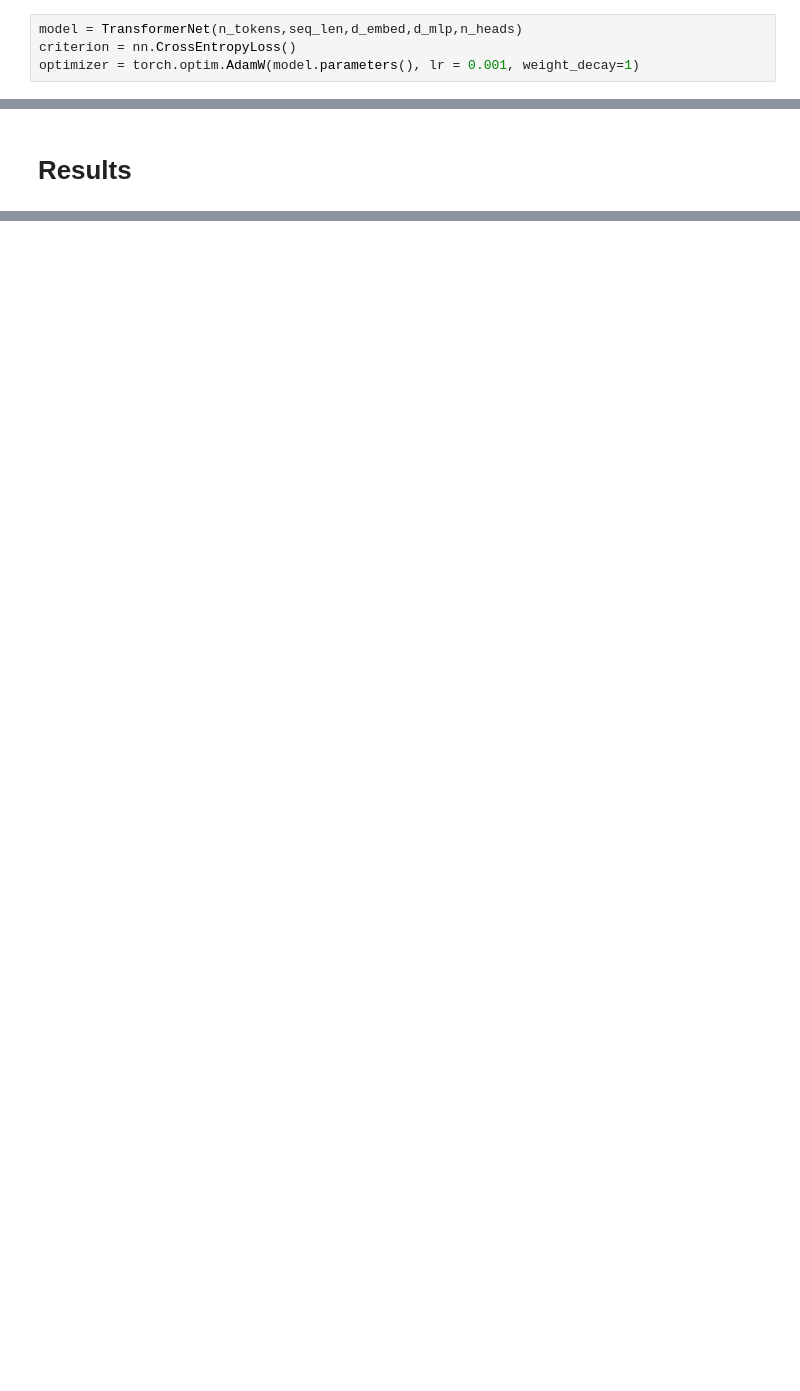
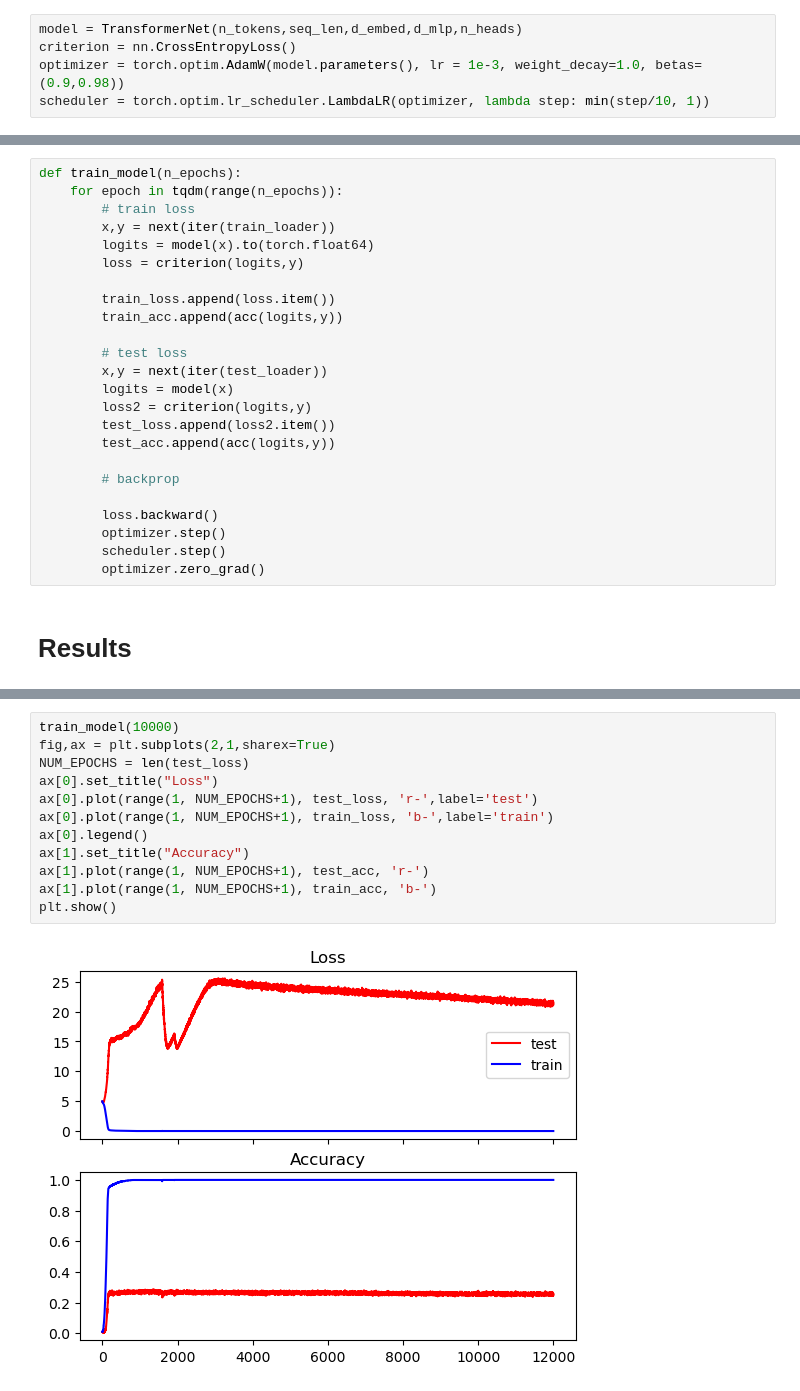
Before and after one commit to bejoysen-uva/grokking, a Jupyter notebook: mainline_experiment.ipynb, the cells around one changed output, grey strips where cells are left out. Cells and saved outputs as stored; diff of their text form; blank space fills up the shorter version.

```diff
--- a/mainline_experiment.ipynb
+++ b/mainline_experiment.ipynb
@@ -116,4 +137,5 @@ class TransformerNet(torch.nn.Module):
 # %%
 model = TransformerNet(n_tokens,seq_len,d_embed,d_mlp,n_heads)
 criterion = nn.CrossEntropyLoss()
-optimizer = torch.optim.AdamW(model.parameters(), lr = 0.001, weight_decay=1)
+optimizer = torch.optim.AdamW(model.parameters(), lr = 1e-3, weight_decay=1.0, betas=(0.9,0.98))
+scheduler = torch.optim.lr_scheduler.LambdaLR(optimizer, lambda step: min(step/10, 1))
@@ -153,2 +148,26 @@ Python runtime state: preinitialized
+# %%
+def train_model(n_epochs):
+    for epoch in tqdm(range(n_epochs)):
+        # train loss
+        x,y = next(iter(train_loader))
+        logits = model(x).to(torch.float64)
+        loss = criterion(logits,y)
+
+        train_loss.append(loss.item())
+        train_acc.append(acc(logits,y))
+
+        # test loss
+        x,y = next(iter(test_loader))
+        logits = model(x)
+        loss2 = criterion(logits,y)
+        test_loss.append(loss2.item())
+        test_acc.append(acc(logits,y))
+
+        # backprop
+
+        loss.backward()
+        optimizer.step()
+        scheduler.step()
+        optimizer.zero_grad()
 # %% [markdown]
 # Results
@@ -166,0 +174,14 @@ plt.show()
+# %%
+train_model(10000)
+fig,ax = plt.subplots(2,1,sharex=True)
+NUM_EPOCHS = len(test_loss)
+ax[0].set_title("Loss")
+ax[0].plot(range(1, NUM_EPOCHS+1), test_loss, 'r-',label='test')
+ax[0].plot(range(1, NUM_EPOCHS+1), train_loss, 'b-',label='train')
+ax[0].legend()
+ax[1].set_title("Accuracy")
+ax[1].plot(range(1, NUM_EPOCHS+1), test_acc, 'r-')
+ax[1].plot(range(1, NUM_EPOCHS+1), train_acc, 'b-')
+plt.show()
+# %% [output]
+[figure, added]
```
Also changed, not shown: parts of 11 cells of this notebook.
